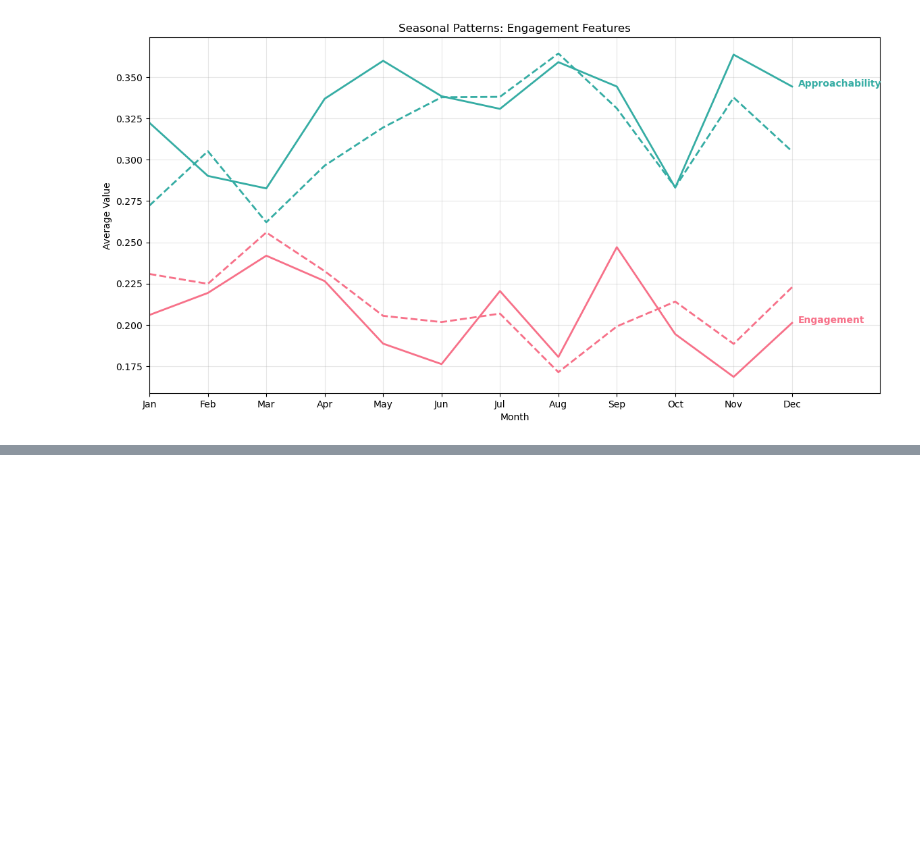
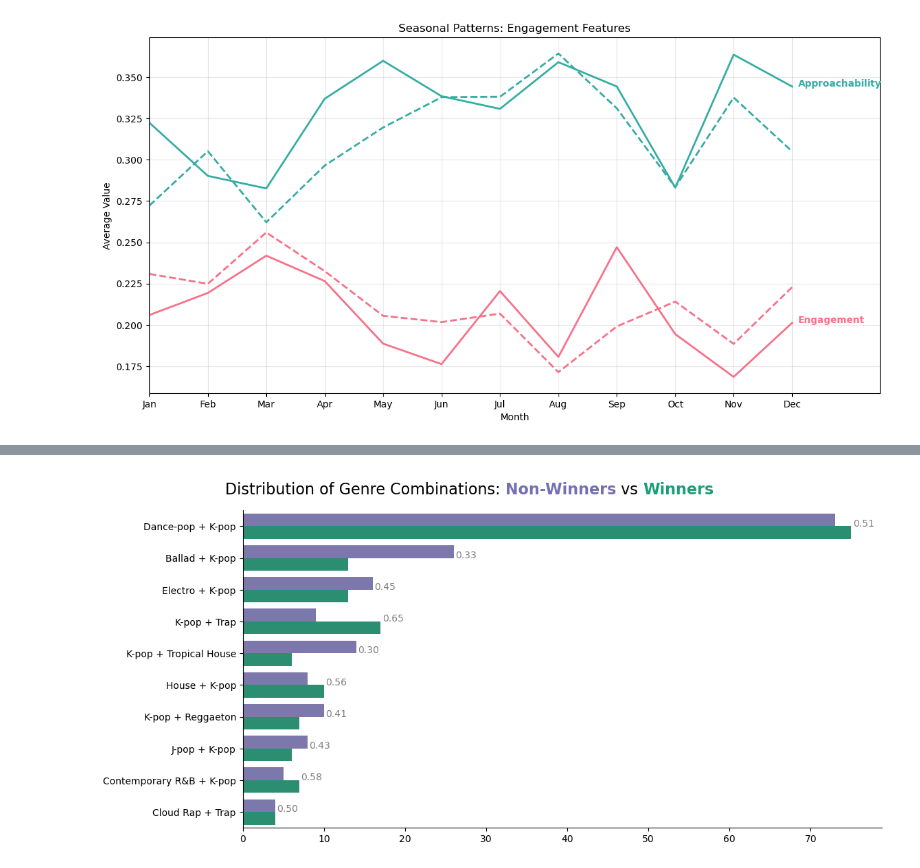
Before and after one commit to ccaban6/love-dive-into-kpop-music-show-winners, a Jupyter notebook: notebooks/04_explore_audio_features.ipynb, the cells around one changed output, grey strips where cells are left out. Saved outputs shown, nothing was run; the diff lists cells and outputs as text; code cells hidden in the pictures; blank space fills up the shorter version.

Commit message:
Centralized Genre section to Top 10, starting the Cross Analysis section.

```diff
--- a/notebooks/04_explore_audio_features.ipynb
+++ b/notebooks/04_explore_audio_features.ipynb
@@ -884,0 +493,4 @@ This analysis provides valuable insights into both the historical patterns and p
+# %%
+plot_genre_distributions(genre_df, title="Distribution of Genre Combinations", genre_col='sorted_combo')
+# %% [output]
+[figure, added]
```
Also changed, not shown: parts of 51 cells of this notebook, 2 other files.
